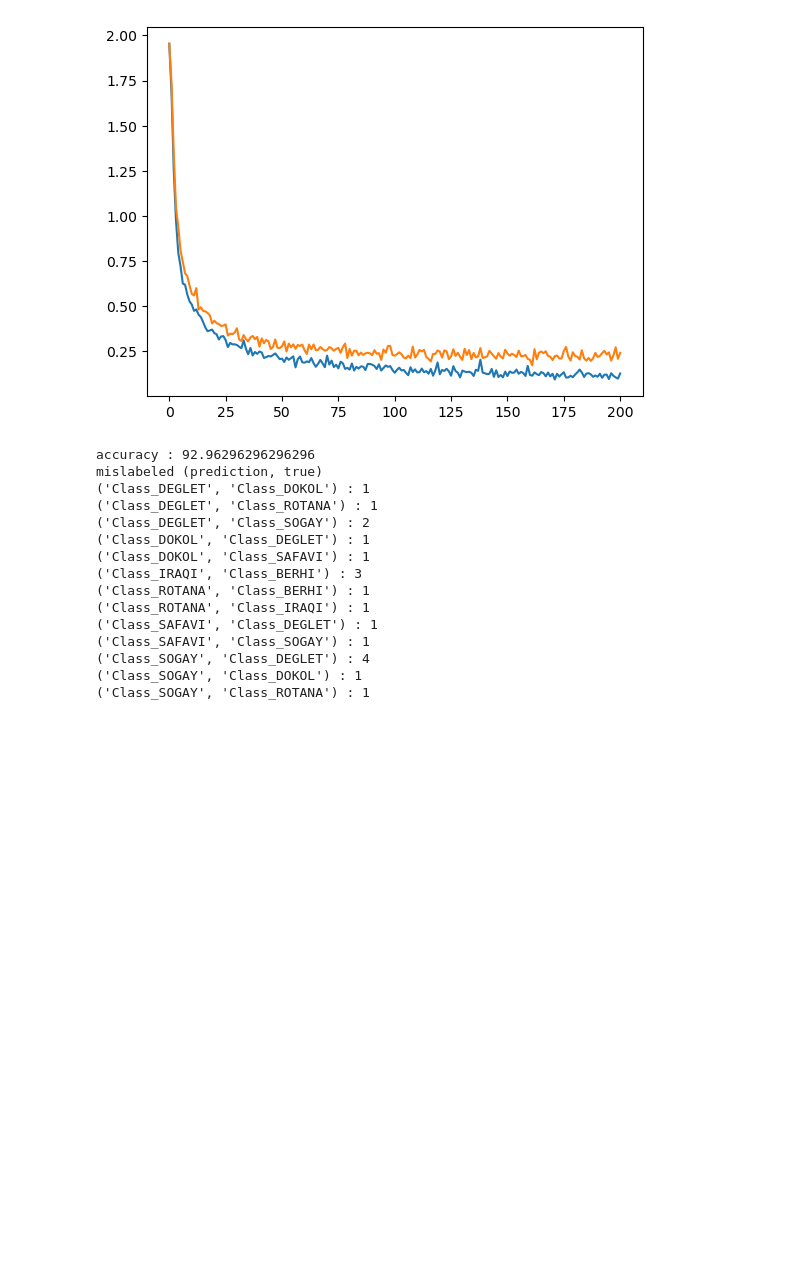
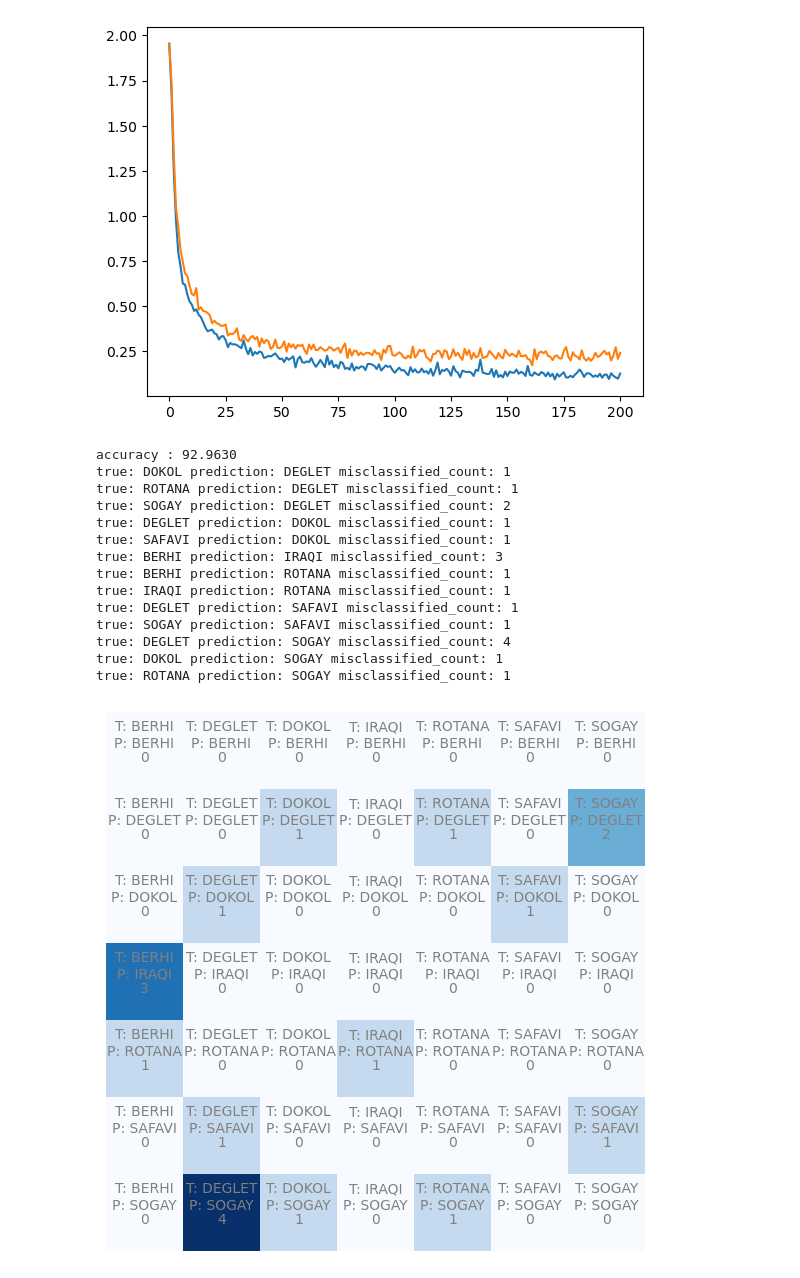
Before and after one commit to sashalex007/deep_learning, a Jupyter notebook: date_fruits_MLP_93percent.ipynb, the cells around one changed output. Cells and saved outputs as stored; diff of their text form; code cells hidden in the pictures; blank space fills up the shorter version.

```diff
--- a/date_fruits_MLP_93percent.ipynb
+++ b/date_fruits_MLP_93percent.ipynb
@@ -10,6 +10,7 @@ targets_frame = pd.get_dummies(targets_frame, columns=['Class']) #one-hot encode
 samples_frame = dataset.drop('Class', axis=1) #isolate samples
 
 classes = list(targets_frame.columns) #save class names
+classes = [c[6:] for c in classes]
 samples_frame = (samples_frame - samples_frame.min()) / (samples_frame.max() - samples_frame.min()) #center data
 samples_frame.shape, targets_frame.shape
 # %% [output]
@@ -147,44 +148,57 @@ best val loss 0.1728, training iteration 16100
 # %%
 model = MLP()
 model.load_state_dict(model_state) #load model with lowest val loss
 
 model.eval()
 with torch.no_grad(): #evaluate on entire valitation set
   incorrect = 0
   inc_data = {}
   for _class in classes: #initialize frequency map for all class pairs
     for __class in classes:
       if __class != _class:
         inc_data[(_class, __class)] = 0
 
   for i in range(len(val_data)):
     data = val_data
     ix = [i]
     x = torch.stack([data[i,:34] for i in ix])
     y = torch.cat([torch.nonzero(data[i,34:])[0] for i in ix])
     prediction, true_val = model.predict(x, y)
     if prediction.item() != true_val.item():
       inc_data[(classes[prediction.item()], classes[true_val.item()])] += 1
       incorrect += 1
 
-  print('accuracy :', 100-incorrect/len(val_data)*100)
-  print('mislabeled (prediction, true)')
-  for class_pair, incorrect_count in inc_data.items():
-    if incorrect_count > 0:
-      print(class_pair,':', incorrect_count)
+print('accuracy :', f"{100-incorrect/len(val_data)*100:.4f}")
+
+#collect misclassified
+N = torch.zeros((len(classes), len(classes)), dtype=torch.int32)
+for (prediction, true), incorrect_count in inc_data.items():
+  if incorrect_count > 0:
+    N[classes.index(prediction), classes.index(true)] = incorrect_count
+    print('true:', true, 'prediction:', prediction, 'misclassified_count:', incorrect_count)
+
+#plot misclassified
+plt.figure(figsize=(len(classes), len(classes)))
+plt.imshow(N, cmap='Blues')
+for i in range(len(classes)):
+    for j in range(len(classes)):
+        chstr = 'T: ' + classes[j] + '\nP: ' +  classes[i]
+        plt.text(j, i, chstr, ha="center", va="bottom", color='gray')
+        plt.text(j, i, N[i, j].item(), ha="center", va="top", color='gray')
+plt.axis('off');
 # %% [output]
-accuracy : 92.96296296296296
-mislabeled (prediction, true)
-('Class_DEGLET', 'Class_DOKOL') : 1
-('Class_DEGLET', 'Class_ROTANA') : 1
-('Class_DEGLET', 'Class_SOGAY') : 2
-('Class_DOKOL', 'Class_DEGLET') : 1
-('Class_DOKOL', 'Class_SAFAVI') : 1
-('Class_IRAQI', 'Class_BERHI') : 3
-('Class_ROTANA', 'Class_BERHI') : 1
-('Class_ROTANA', 'Class_IRAQI') : 1
-('Class_SAFAVI', 'Class_DEGLET') : 1
-('Class_SAFAVI', 'Class_SOGAY') : 1
-('Class_SOGAY', 'Class_DEGLET') : 4
-('Class_SOGAY', 'Class_DOKOL') : 1
-('Class_SOGAY', 'Class_ROTANA') : 1
+accuracy : 92.9630
+true: DOKOL prediction: DEGLET misclassified_count: 1
+true: ROTANA prediction: DEGLET misclassified_count: 1
+true: SOGAY prediction: DEGLET misclassified_count: 2
+true: DEGLET prediction: DOKOL misclassified_count: 1
+true: SAFAVI prediction: DOKOL misclassified_count: 1
+true: BERHI prediction: IRAQI misclassified_count: 3
+true: BERHI prediction: ROTANA misclassified_count: 1
+true: IRAQI prediction: ROTANA misclassified_count: 1
+true: DEGLET prediction: SAFAVI misclassified_count: 1
+true: SOGAY prediction: SAFAVI misclassified_count: 1
+true: DEGLET prediction: SOGAY misclassified_count: 4
+true: DOKOL prediction: SOGAY misclassified_count: 1
+true: ROTANA prediction: SOGAY misclassified_count: 1
+[figure, added]
```
